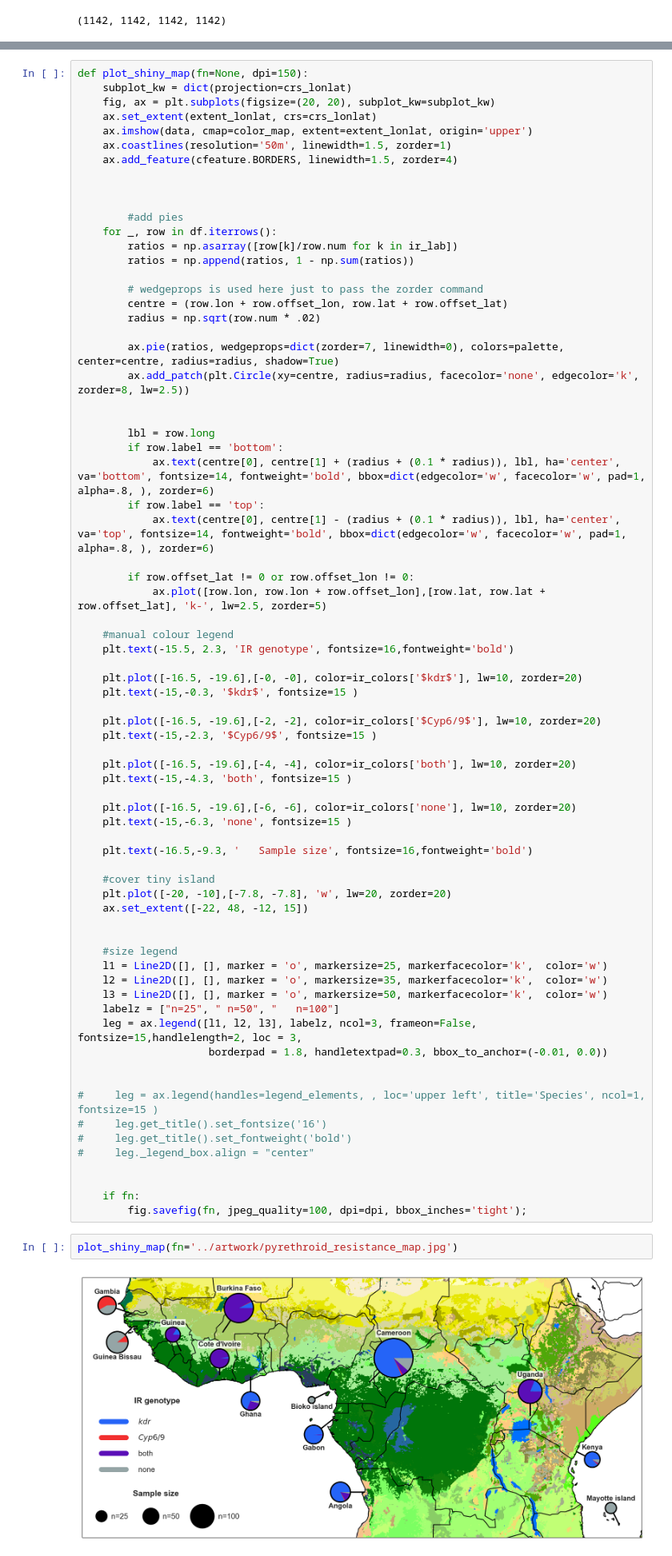
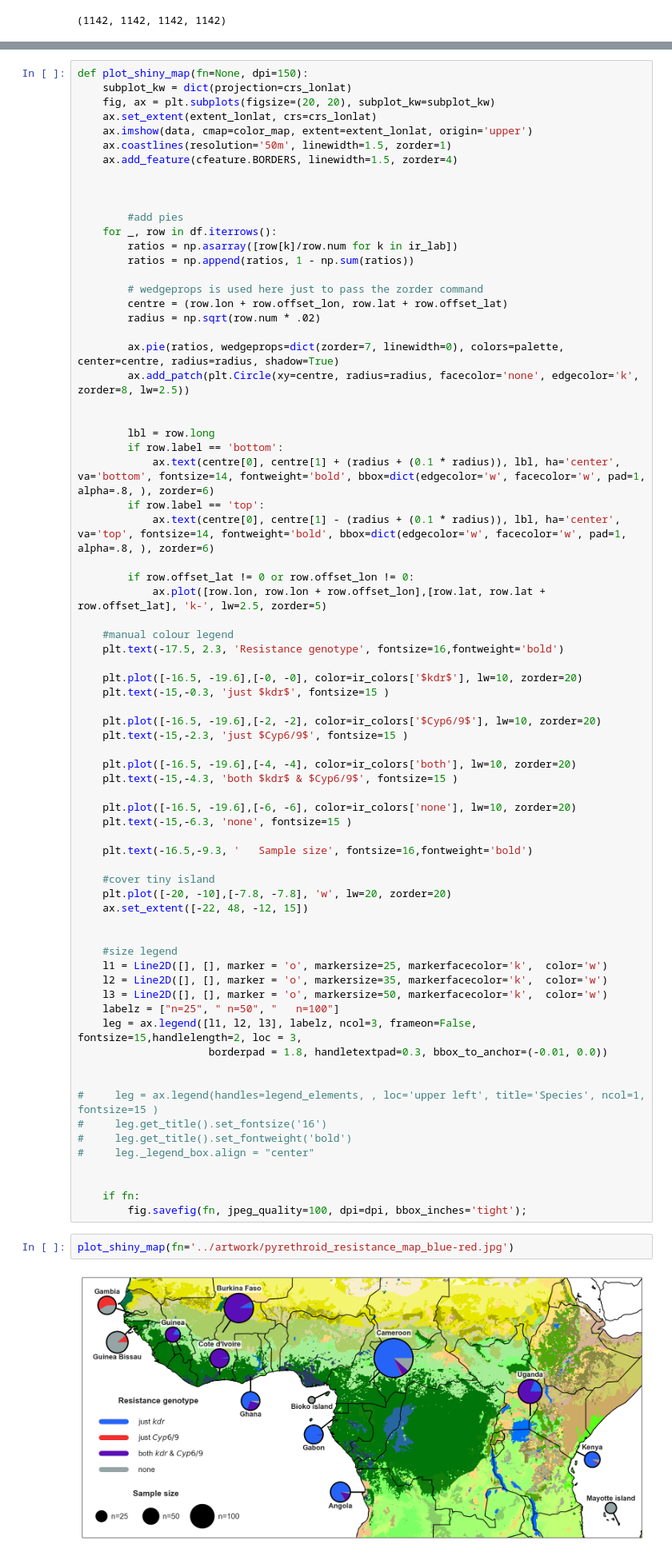
Before and after one commit to alimanfoo/ag1000g-phase2-data-paper, a Jupyter notebook: notebooks/figure_insecticide_resistance.ipynb, the cells around one changed output, grey strips where cells are left out. Shown at 80% size. Saved outputs shown, nothing was run; the diff lists cells and outputs as text.

```diff
--- a/notebooks/figure_insecticide_resistance.ipynb
+++ b/notebooks/figure_insecticide_resistance.ipynb
@@ -588,16 +588,16 @@ def plot_shiny_map(fn=None, dpi=150):
             ax.plot([row.lon, row.lon + row.offset_lon],[row.lat, row.lat + row.offset_lat], 'k-', lw=2.5, zorder=5)
 
     #manual colour legend
-    plt.text(-15.5, 2.3, 'IR genotype', fontsize=16,fontweight='bold')
+    plt.text(-17.5, 2.3, 'Resistance genotype', fontsize=16,fontweight='bold')
 
     plt.plot([-16.5, -19.6],[-0, -0], color=ir_colors['$kdr$'], lw=10, zorder=20)
-    plt.text(-15,-0.3, '$kdr$', fontsize=15 )
+    plt.text(-15,-0.3, 'just $kdr$', fontsize=15 )
 
     plt.plot([-16.5, -19.6],[-2, -2], color=ir_colors['$Cyp6/9$'], lw=10, zorder=20)
-    plt.text(-15,-2.3, '$Cyp6/9$', fontsize=15 )
+    plt.text(-15,-2.3, 'just $Cyp6/9$', fontsize=15 )
 
     plt.plot([-16.5, -19.6],[-4, -4], color=ir_colors['both'], lw=10, zorder=20)
-    plt.text(-15,-4.3, 'both', fontsize=15 )
+    plt.text(-15,-4.3, 'both $kdr$ & $Cyp6/9$', fontsize=15 )
 
     plt.plot([-16.5, -19.6],[-6, -6], color=ir_colors['none'], lw=10, zorder=20)
     plt.text(-15,-6.3, 'none', fontsize=15 )
@@ -627,8 +627,8 @@ def plot_shiny_map(fn=None, dpi=150):
     if fn:
         fig.savefig(fn, jpeg_quality=100, dpi=dpi, bbox_inches='tight');
 # %%
-plot_shiny_map(fn='../artwork/pyrethroid_resistance_map.jpg')
+plot_shiny_map(fn='../artwork/pyrethroid_resistance_map_blue-red.jpg')
 # %% [output]
-[figure, old version]
+[figure, new version]
 # %% [markdown]
 # TODO
```
Also changed, not shown: parts of 8 cells of this notebook, 3 other files.
